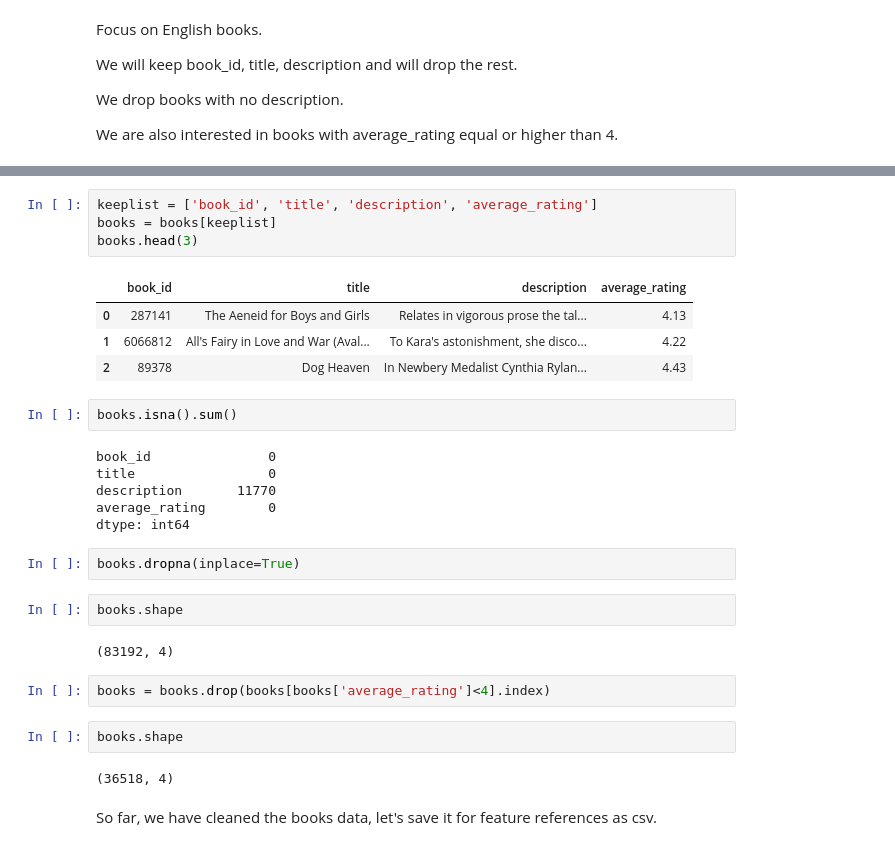
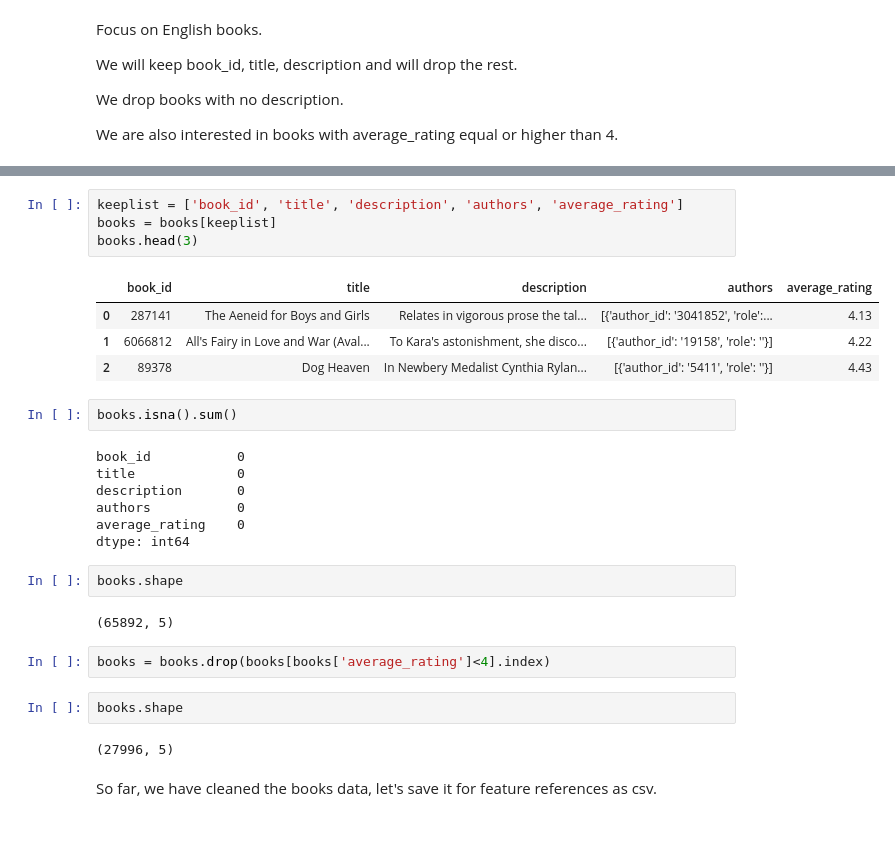
Before and after one commit to somayehY/Somayeh_Youssefi, a Jupyter notebook: Book Recomendation System/BookRecomSys_DataWrangling.ipynb, the cells around one changed output, grey strips where cells are left out. Drawn from its saved outputs; the diff is of its cells as text.

Commit message:
Update BookRecomSys_DataWrangling.ipynb
Add genres and authors data

```diff
--- a/Book Recomendation System/BookRecomSys_DataWrangling.ipynb
+++ b/Book Recomendation System/BookRecomSys_DataWrangling.ipynb
@@ -582,32 +600,31 @@ Name: language_code, dtype: int64
 # %%
-keeplist = ['book_id', 'title', 'description', 'average_rating']
+keeplist = ['book_id', 'title', 'description', 'authors', 'average_rating']
 books = books[keeplist]
 books.head(3)
 # %% [output]
-|  | book_id | title | description | average_rating |
-| 0 | 287141 | The Aeneid for Boys and Girls | Relates in vigorous prose the tal... | 4.13 |
-| 1 | 6066812 | All's Fairy in Love and War (Aval... | To Kara's astonishment, she disco... | 4.22 |
-| 2 | 89378 | Dog Heaven | In Newbery Medalist Cynthia Rylan... | 4.43 |
+|  | book_id | title | description | authors | average_rating |
+| 0 | 287141 | The Aeneid for Boys and Girls | Relates in vigorous prose the tal... | [{'author_id': '3041852', 'role':... | 4.13 |
+| 1 | 6066812 | All's Fairy in Love and War (Aval... | To Kara's astonishment, she disco... | [{'author_id': '19158', 'role': ''}] | 4.22 |
+| 2 | 89378 | Dog Heaven | In Newbery Medalist Cynthia Rylan... | [{'author_id': '5411', 'role': ''}] | 4.43 |
 # %%
 books.isna().sum()
 # %% [output]
-book_id               0
-title                 0
-description       11770
-average_rating        0
+book_id           0
+title             0
+description       0
+authors           0
+average_rating    0
 dtype: int64
-# %%
-books.dropna(inplace=True)
 # %%
 books.shape
 # %% [output]
-(83192, 4)
+(65892, 5)
 # %%
 books = books.drop(books[books['average_rating']<4].index)
 # %%
 books.shape
 # %% [output]
-(36518, 4)
+(27996, 5)
 # %% [markdown]
 So far, we have cleaned the books data, let's save it for feature references as csv.
 # %%
```
Also changed, not shown: parts of 24 cells of this notebook.
